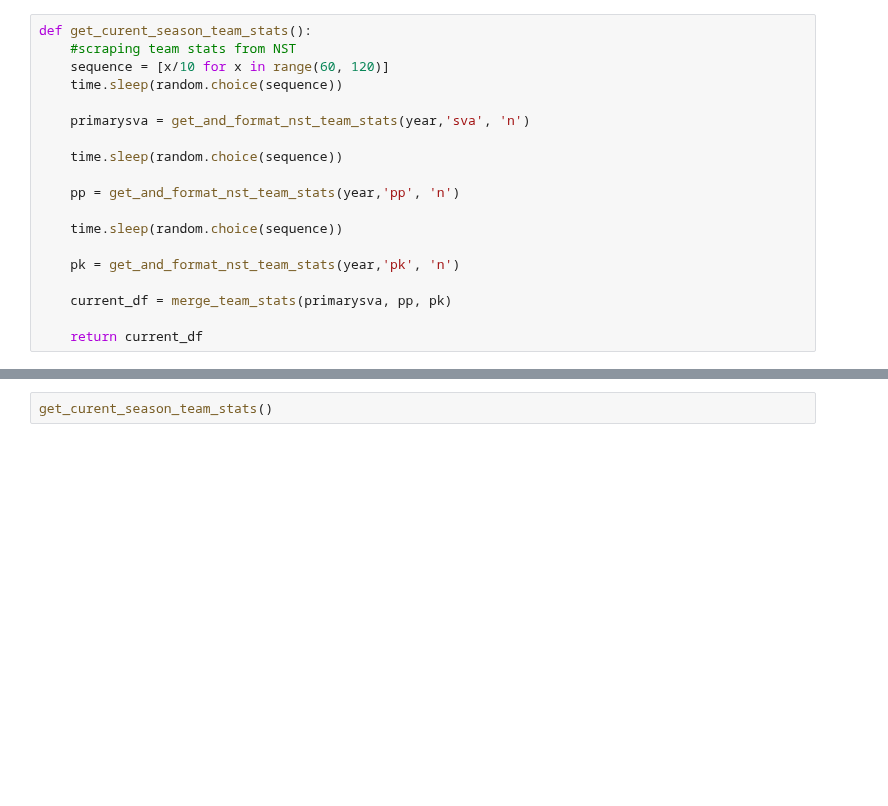
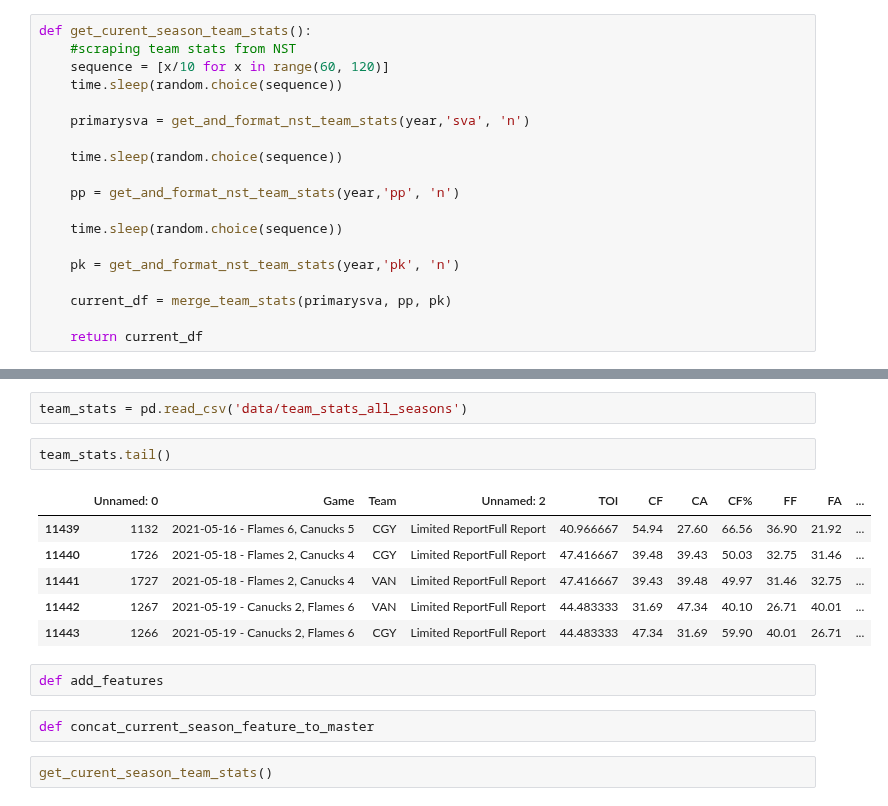
Before and after one commit to gschwaeb/NHL_Game_Prediction, a Jupyter notebook: WIP Predict Tonight's Game.ipynb, the cells around one changed output, grey strips where cells are left out. Saved outputs shown, nothing was run; the diff lists cells and outputs as text; blank space fills up the shorter version.

```diff
--- a/WIP Predict Tonight's Game.ipynb
+++ b/WIP Predict Tonight's Game.ipynb
@@ -287,3 +292,18 @@ def get_curent_season_team_stats():
+# %%
+team_stats = pd.read_csv('data/team_stats_all_seasons')
+# %%
+team_stats.tail()
+# %% [output]
+|  | Unnamed: 0 | Game | Team | Unnamed: 2 | TOI | CF | CA | CF% | FF | FA | ... |
+| 11439 | 1132 | 2021-05-16 - Flames 6, Canucks 5 | CGY | Limited ReportFull Report | 40.966667 | 54.94 | 27.60 | 66.56 | 36.90 | 21.92 | ... |
+| 11440 | 1726 | 2021-05-18 - Flames 2, Canucks 4 | CGY | Limited ReportFull Report | 47.416667 | 39.48 | 39.43 | 50.03 | 32.75 | 31.46 | ... |
+| 11441 | 1727 | 2021-05-18 - Flames 2, Canucks 4 | VAN | Limited ReportFull Report | 47.416667 | 39.43 | 39.48 | 49.97 | 31.46 | 32.75 | ... |
+| 11442 | 1267 | 2021-05-19 - Canucks 2, Flames 6 | VAN | Limited ReportFull Report | 44.483333 | 31.69 | 47.34 | 40.10 | 26.71 | 40.01 | ... |
+| 11443 | 1266 | 2021-05-19 - Canucks 2, Flames 6 | CGY | Limited ReportFull Report | 44.483333 | 47.34 | 31.69 | 59.90 | 40.01 | 26.71 | ... |
+# %%
+def add_features
+# %%
+def concat_current_season_feature_to_master
 # %%
 get_curent_season_team_stats()
 # %% [output]
```
Also changed, not shown: parts of 5 cells of this notebook.
